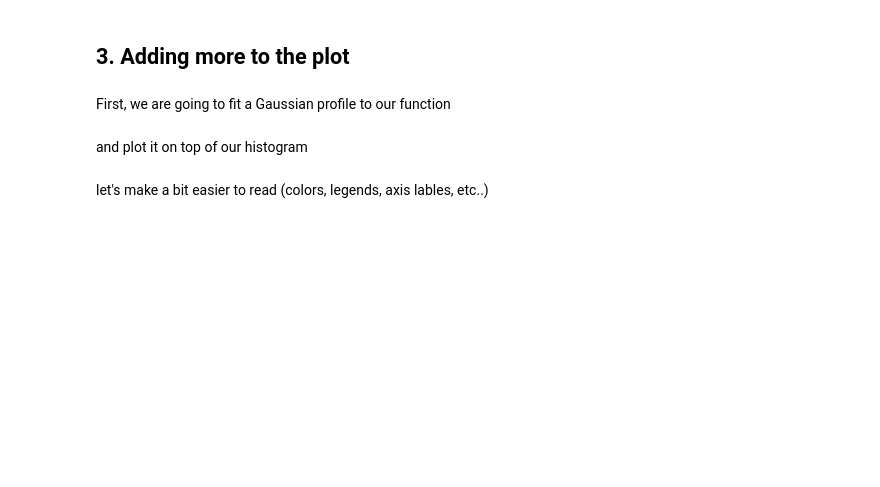
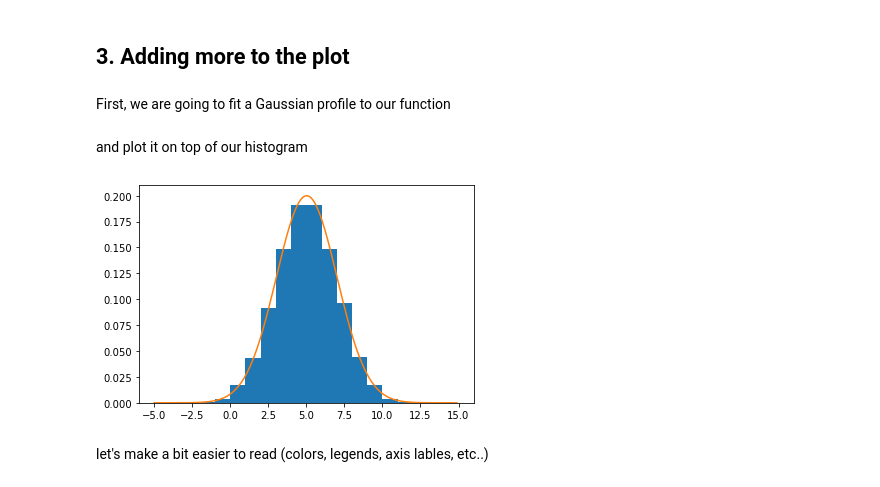
Before and after one commit to uu-python/day4-bestpractices-2, a Jupyter notebook: customized_plotting.ipynb, the cells around one changed output. Drawn from its saved outputs; the diff is of its cells as text; code cells hidden in the pictures; blank space fills up the shorter version.

```diff
--- a/customized_plotting.ipynb
+++ b/customized_plotting.ipynb
@@ -47,9 +49,11 @@ and plot it on top of our histogram
 # %%
 fig = plt.figure()
 ax  = fig.add_subplot(111)
-ax.hist(data, range=(-5,15), bins=20, normed=True)
+ax.hist(data, range=(-5,15), bins=20, density=True)
 ax.plot(np.arange(-5,15,0.1),norm.pdf(np.arange(-5,15,0.1),mu,sigma))
 plt.show()
+# %% [output]
+[figure, added]
 # %% [markdown]
 let's make a bit easier to read (colors, legends, axis lables, etc..)
 # %%
```
Also changed, not shown: parts of 7 cells of this notebook, 49 other files.
